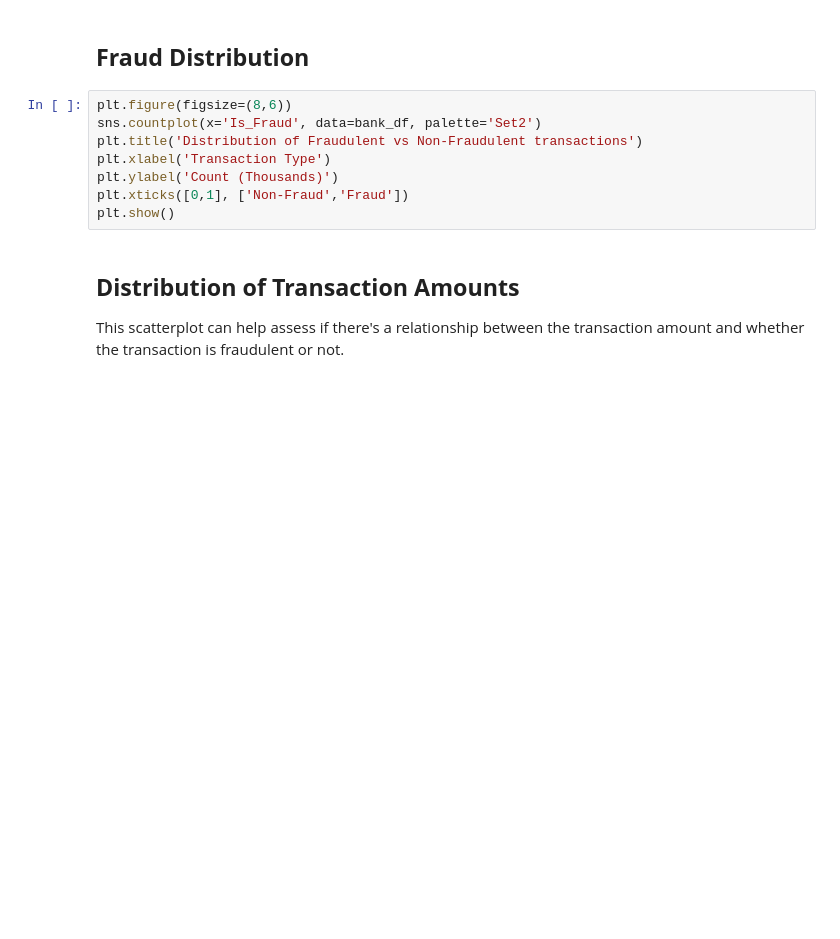
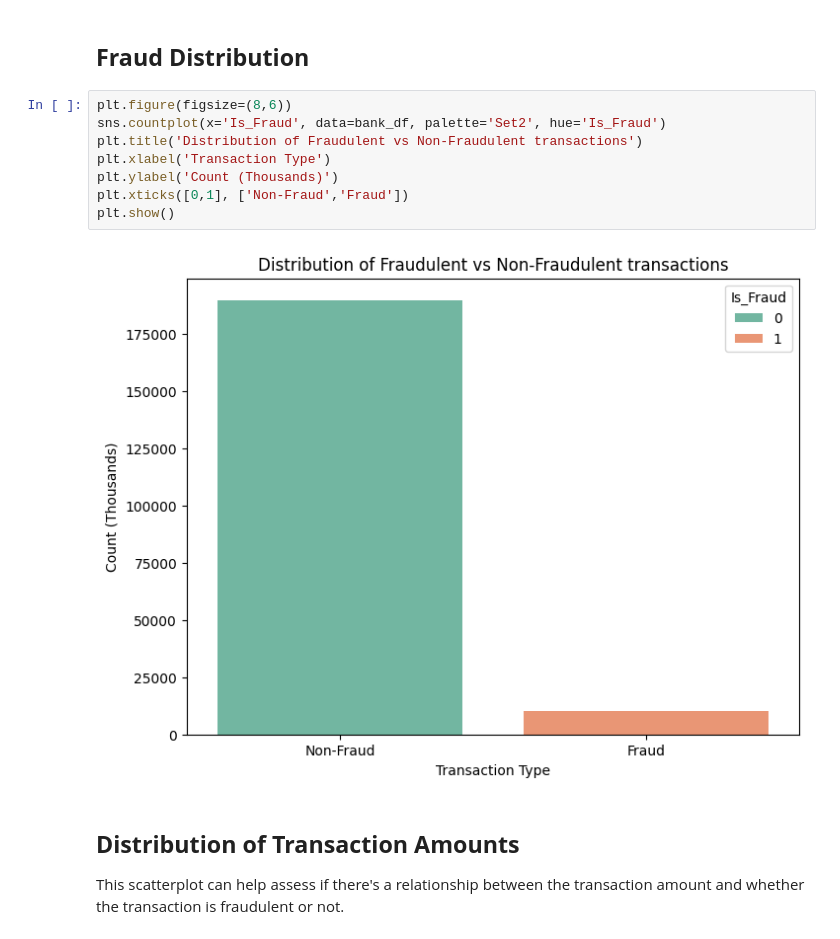
Before and after one commit to omendez930/Bank-Fraud-Detection, a Jupyter notebook: notebook.ipynb, the cells around one changed output. Cells and saved outputs as stored; diff of their text form; blank space fills up the shorter version.

```diff
--- a/notebook.ipynb
+++ b/notebook.ipynb
@@ -99,12 +223,14 @@ Next, lets check the distribution of Transaction Amounts. This helps visualize t
 ## **Fraud Distribution**
 # %%
 plt.figure(figsize=(8,6))
-sns.countplot(x='Is_Fraud', data=bank_df, palette='Set2')
+sns.countplot(x='Is_Fraud', data=bank_df, palette='Set2', hue='Is_Fraud')
 plt.title('Distribution of Fraudulent vs Non-Fraudulent transactions')
 plt.xlabel('Transaction Type')
 plt.ylabel('Count (Thousands)')
 plt.xticks([0,1], ['Non-Fraud','Fraud'])
 plt.show()
+# %% [output]
+[figure, added]
 # %% [markdown]
 ## **Distribution of Transaction Amounts**
 
```
Also changed, not shown: parts of 22 cells of this notebook.
